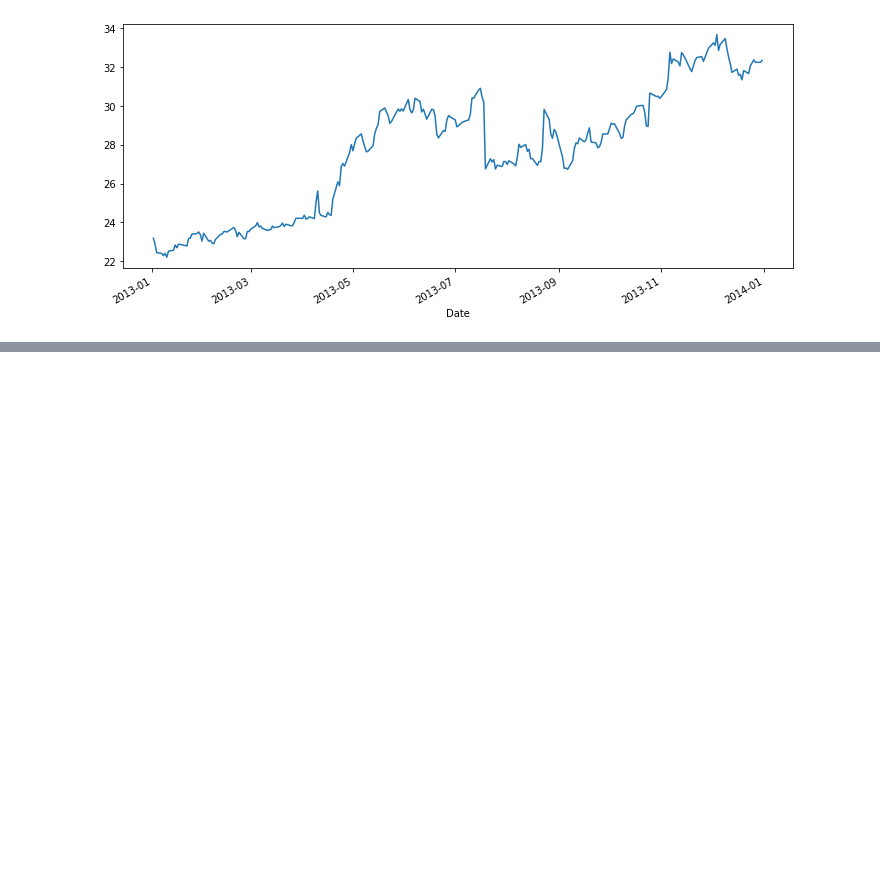
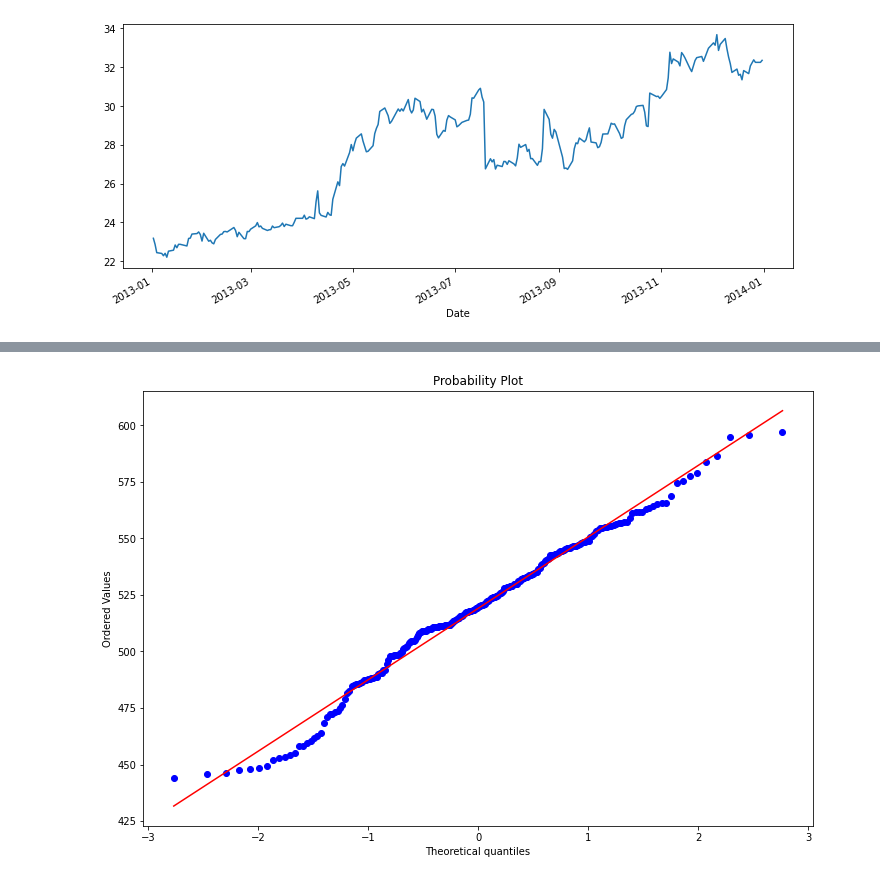
Before and after one commit to manikur/Python-Programming, a Jupyter notebook: panda_data_fram.ipynb, the cells around one changed output, grey strips where cells are left out. Saved outputs shown, nothing was run; the diff lists cells and outputs as text; code cells hidden in the pictures; blank space fills up the shorter version.

```diff
--- a/panda_data_fram.ipynb
+++ b/panda_data_fram.ipynb
@@ -458,0 +463,5 @@ ValueError: ignored
+# %%
+tcs = yf.download('TCS.NS',
+start='2000-01-01',
+end='2021-02-18',
+progress=False)
@@ -458,0 +492,3 @@ ValueError: ignored
+# %%
+tcsAC = tcs['Adj Close']
+tcsAC.tail(4)
@@ -458,0 +619,7 @@ ValueError: ignored
+# %%
+f = plt.figure(figsize=(12,8))
+ax = f.add_subplot(111)
+stats.probplot(tcsAC, dist='norm', plot=ax)
+plt.show();
+# %% [output]
+[figure, added]
```
Also changed, not shown: parts of 26 cells of this notebook.
